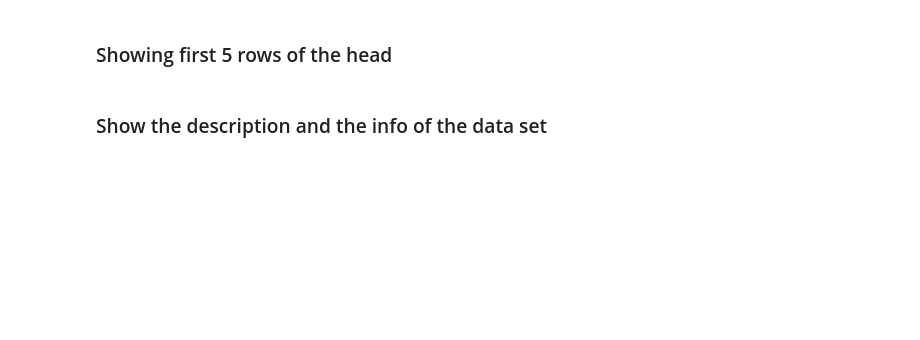
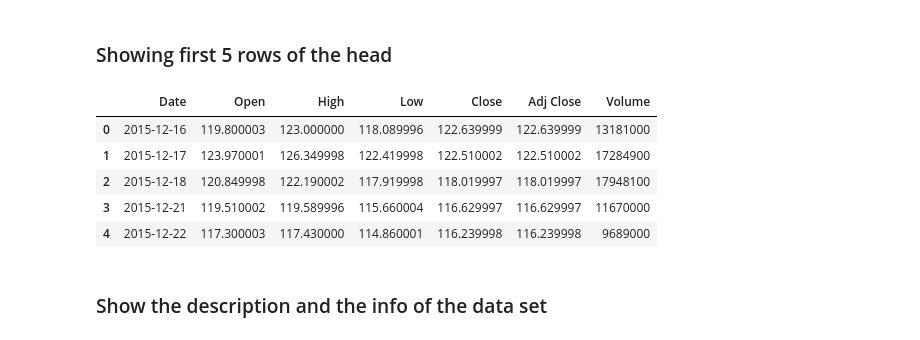
Before and after one commit to kylehoac/linear_regression, a Jupyter notebook: regression.ipynb, the cells around one changed output. Saved outputs shown, nothing was run; the diff lists cells and outputs as text; code cells hidden in the pictures; blank space fills up the shorter version.

```diff
--- a/regression.ipynb
+++ b/regression.ipynb
@@ -11,7 +9,14 @@ df = pd.read_csv('./NFLX.csv')
 # %% [markdown]
 ### Showing first 5 rows of the head
 # %%
-df.head()
+df.head(5)
+# %% [output]
+|  | Date | Open | High | Low | Close | Adj Close | Volume |
+| 0 | 2015-12-16 | 119.800003 | 123.000000 | 118.089996 | 122.639999 | 122.639999 | 13181000 |
+| 1 | 2015-12-17 | 123.970001 | 126.349998 | 122.419998 | 122.510002 | 122.510002 | 17284900 |
+| 2 | 2015-12-18 | 120.849998 | 122.190002 | 117.919998 | 118.019997 | 118.019997 | 17948100 |
+| 3 | 2015-12-21 | 119.510002 | 119.589996 | 115.660004 | 116.629997 | 116.629997 | 11670000 |
+| 4 | 2015-12-22 | 117.300003 | 117.430000 | 114.860001 | 116.239998 | 116.239998 | 9689000 |
 # %% [markdown]
 ### Show the description and the info of the data set
 # %%
```
Also changed, not shown: parts of 13 cells of this notebook, 1 other file.
